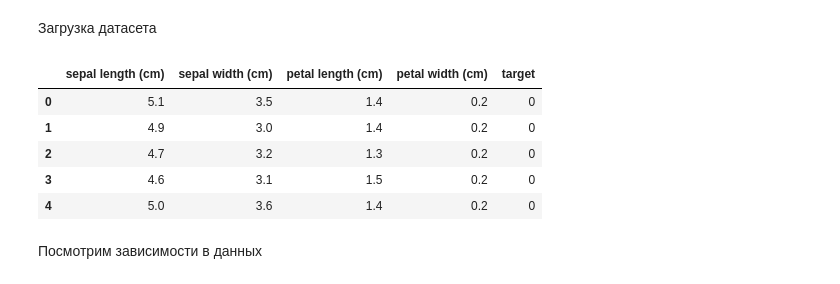
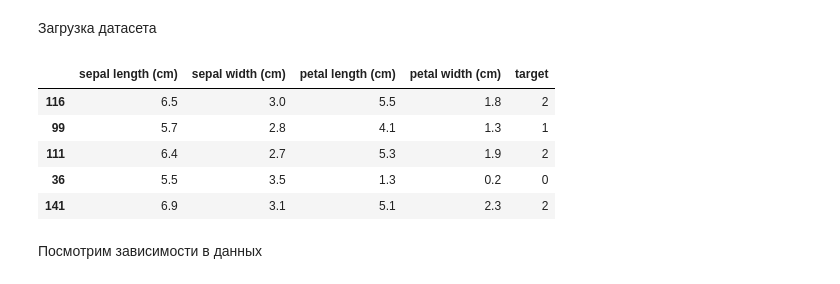
Before and after one commit to Papr1ka/nns, a Jupyter notebook: 1/1.ipynb, the cells around one changed output. Drawn from its saved outputs; the diff is of its cells as text; code cells hidden in the pictures.

```diff
--- a/1/1.ipynb
+++ b/1/1.ipynb
@@ -17,15 +17,15 @@ np.set_printoptions(formatter={'float': lambda x: "{0:0.3f}".format(x)})
 # %%
 data_object = sklearn.datasets.load_iris(as_frame=True)
 data = data_object.frame
 target_names = data_object.target_names
-data.head()
+data.sample(5)
 # %% [output]
 |  | sepal length (cm) | sepal width (cm) | petal length (cm) | petal width (cm) | target |
-| 0 | 5.1 | 3.5 | 1.4 | 0.2 | 0 |
-| 1 | 4.9 | 3.0 | 1.4 | 0.2 | 0 |
-| 2 | 4.7 | 3.2 | 1.3 | 0.2 | 0 |
-| 3 | 4.6 | 3.1 | 1.5 | 0.2 | 0 |
-| 4 | 5.0 | 3.6 | 1.4 | 0.2 | 0 |
+| 116 | 6.5 | 3.0 | 5.5 | 1.8 | 2 |
+| 99 | 5.7 | 2.8 | 4.1 | 1.3 | 1 |
+| 111 | 6.4 | 2.7 | 5.3 | 1.9 | 2 |
+| 36 | 5.5 | 3.5 | 1.3 | 0.2 | 0 |
+| 141 | 6.9 | 3.1 | 5.1 | 2.3 | 2 |
 # %% [markdown]
 Посмотрим зависимости в данных
 # %%
```
Also changed, not shown: parts of 11 cells of this notebook, 1 other file.
